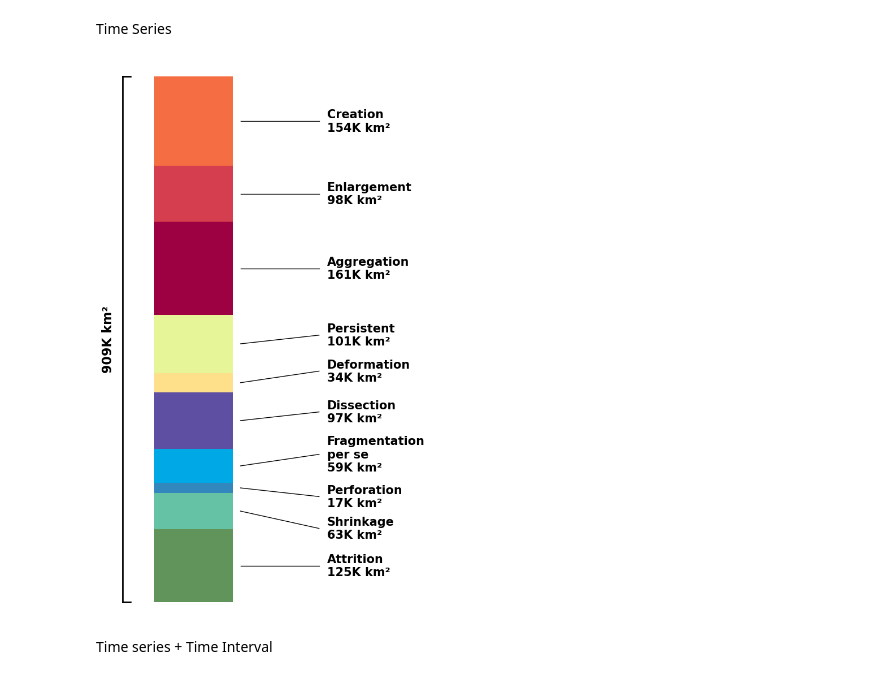
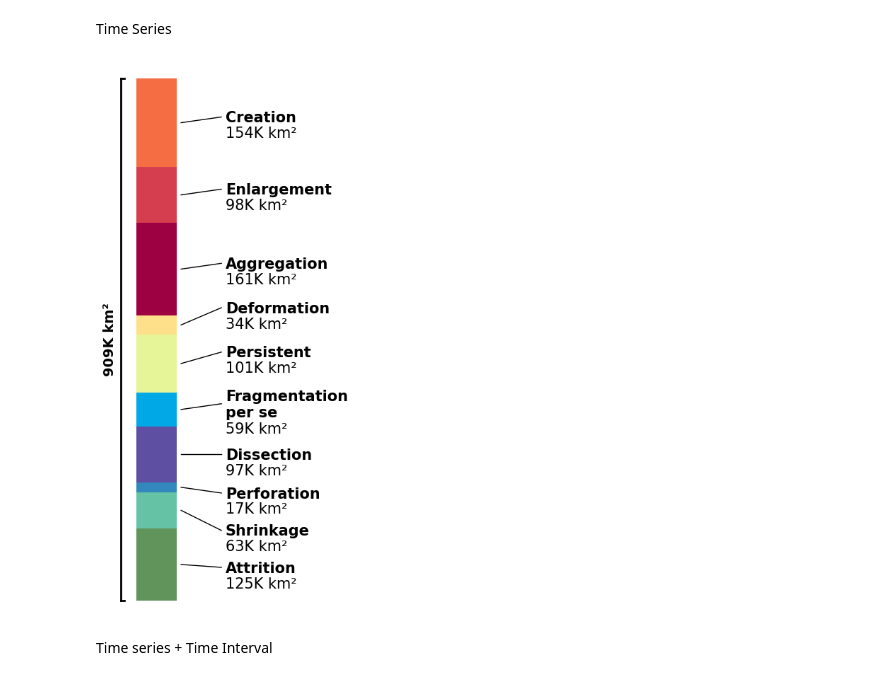
Before and after one commit to mschappert/typology, a Jupyter notebook: code/graphs.ipynb, the cells around one changed output. Saved outputs shown, nothing was run; the diff lists cells and outputs as text; code cells hidden in the pictures.

Commit message:
update to graph design, move TS MK

```diff
--- a/code/graphs.ipynb
+++ b/code/graphs.ipynb
@@ -429,12 +555,12 @@ colors = {
 }
 
 typology_order = [
-    "Attrition", "Shrinkage", "Perforation", "Fragmentation per se", "Dissection",
-    "Deformation", "Persistent",
+    "Attrition", "Shrinkage", "Perforation", "Dissection", "Fragmentation per se",
+    "Persistent", "Deformation",
     "Aggregation", "Enlargement", "Creation"
 ]
 
-fig, ax = plt.subplots(figsize=(6, 10))
+fig, ax = plt.subplots(figsize=(4, 8))
 
 # Create single vertical bar
 bottom = 0
@@ -448,22 +574,26 @@ for i, typ in enumerate(typology_order):
         if typ == "Deformation":
             offset = 20000#-15000 # this fixes the issue with overlap with persistent
         elif typ == "Persistent":
-            offset = 15000
+            offset = 10000
         elif typ == "Dissection":
-            offset = 15000
+            offset = -10000
         elif i in [3]: #[2, 3]:  # Perforation, Fragmentation, Dissection
             offset = 20000 # fixes overlap issue for these typologies
         elif typ == "Perforation":
+            offset = -20000
+        elif typ == "Shrinkage":
+            offset = -45000
+        elif typ == "Attrition":
             offset = -15000
-        elif typ == "Shrinkage":
-            offset = -30000
         else:
             offset = 0
 
         label_y = mid_point + offset
 
-        # Add diagonal leader line
-        ax.plot([0.3, 0.8], [mid_point, label_y], 'k-', linewidth=1)
+        # Add diagonal leader line- original line
+        #ax.plot([0.3, 0.8], [mid_point, label_y], 'k-', linewidth=1)
+        # Add leader line pointing to upper part of text
+        ax.plot([0.3, 0.8], [mid_point, label_y + 10000], 'k-', linewidth=1)
 
         # Shorten long names for better display
         #display_name = "Fragmentation" if typ == "Fragmentation per se" else typ
@@ -472,64 +602,59 @@ for i, typ in enumerate(typology_order):
         # typology bold, area not bold
         #ax.text(0.85, label_y, f'$\\bf{{{typ}}}$\n{value/1000:.0f}K km²', va='center', ha='left', fontsize=10)
 
-        # Add this line before the text formatting:
-        #display_name = typ.replace("Fragmentation per se", "Fragmentation\nper se")
-        #ax.text(0.85, label_y, f'$\\bf{{{display_name}}}$\n{value/1000:.0f}K km²', va='center', ha='left', fontsize=10)
+
+        # original - both typology and area bold
+        # display_name = typ.replace("Fragmentation per se", "Fragmentation\nper se")
+        # ax.text(0.85, label_y, f'{display_name}\n{value/1000:.0f}K km²', va='center', ha='left', fontsize=15, weight='bold')
 
         # display_name = typ.replace("Fragmentation per se", "Fragmentation\nper se")
-        # ax.text(0.85, label_y, f'{display_name}\n{value/1000:.0f}K km²', va='center', ha='left', fontsize=10, weight='bold')
-
-
-        # display_name = typ.replace("Fragmentation per se", "Fragmentation\nper se")
-        # text = f'{display_name}\n{value/1000:.0f}K km²'
-        # ax.text(0.85, label_y, text, va='center', ha='left', fontsize=10,
-        #         bbox=dict(boxstyle="round,pad=0", facecolor='none', edgecolor='none'))
+        # # Bold typology name
+        # ax.text(0.85, label_y + 8000, display_name, va='center', ha='left', fontsize=15, weight='bold')
+        # # Normal area value
+        # ax.text(0.85, label_y - 15000, f'{value/1000:.0f}K km²', va='center', ha='left', fontsize=15, weight='normal')
 
         display_name = typ.replace("Fragmentation per se", "Fragmentation\nper se")
-        ax.text(0.85, label_y, f'{display_name}\n{value/1000:.0f}K km²', va='center', ha='left', fontsize=15, weight='bold')
-
-        # display_name = typ.replace("Fragmentation per se", "Fragmentation\nper se")
-
-        # # Bold typology name
-        # ax.text(0.85, label_y, display_name, va='center', ha='left', fontsize=10, weight='bold')
-
-        # # Normal area value positioned lower
-        # ax.text(0.85, label_y - 100, f'{value/1000:.0f}K km²', va='center', ha='left', fontsize=10, weight='normal')
+        # Bold typology name
+        ax.text(0.85, label_y + 8000, display_name, va='center', ha='left', fontsize=15, weight='bold')
+        # Normal area value with specific offset for Fragmentation per se
+        number_offset = -35000 if typ == "Fragmentation per se" else -19000
+        ax.text(0.85, label_y + number_offset, f'{value/1000:.0f}K km²', va='center', ha='left', fontsize=15, weight='normal')
 
 
 
         bottom += value # stacks bars
 
 # orignal code from amazon q with stnadard graph layout
 #ax.set_xlim(-0.5, 2.5)
 #ax.set_ylabel('Total Area (km²)', fontsize=12)
 #ax.yaxis.set_major_formatter(ticker.FuncFormatter(lambda x, pos: f'{x/1000:.0f}K'))
 #ax.set_xticks([])
 #ax.set_xlabel('1990-2020 Time Series', fontsize=12)
 
 # Customized graph layout
 df_total = df.sum(axis=1)
 total_sum = df_total.sum()
 
 ax.set_yticks([]) # removes tick marks on both axes
 ax.plot([-0.45, -0.45], [0, total_sum], 'k-', linewidth=2)  # Vertical bracket line
 ax.plot([-0.45, -0.4], [0, 0], 'k-', linewidth=2)  # Bottom bracket
 ax.plot([-0.45, -0.4], [total_sum, total_sum], 'k-', linewidth=2)  # Top bracket
-ax.text(-0.5, total_sum/2, f'{total_sum/1000:.0f}K km²', rotation=90, va='center', ha='right', fontsize=16, weight="bold") # bracket label # orig sise 12
+ax.text(-0.5, total_sum/2, f'{total_sum/1000:.0f}K km²', rotation=90, va='center', ha='right', fontsize=14, weight="bold") # bracket label # orig sise 12
 ax.xaxis.set_visible(False) # remove x axis line
 ax.set_ylim(-20000, total_sum + 20000) # adds space bewlow x to prevent cutting off bottom brack (bc using the above line)
+ax.set_xlim(-0.6, 2.5)
 
 # remove box around graph
 ax.spines['top'].set_visible(False)
 ax.spines['right'].set_visible(False)
 ax.spines['bottom'].set_visible(False)
 ax.spines['left'].set_visible(False)
 
 
 plt.tight_layout()
 plt.show()
 # %% [output]
-[figure, old version]
+[figure, new version]
 # %% [markdown]
 Time series + Time Interval
 # %%
```
Also changed, not shown: parts of 1 cell of this notebook, 7 other files.
